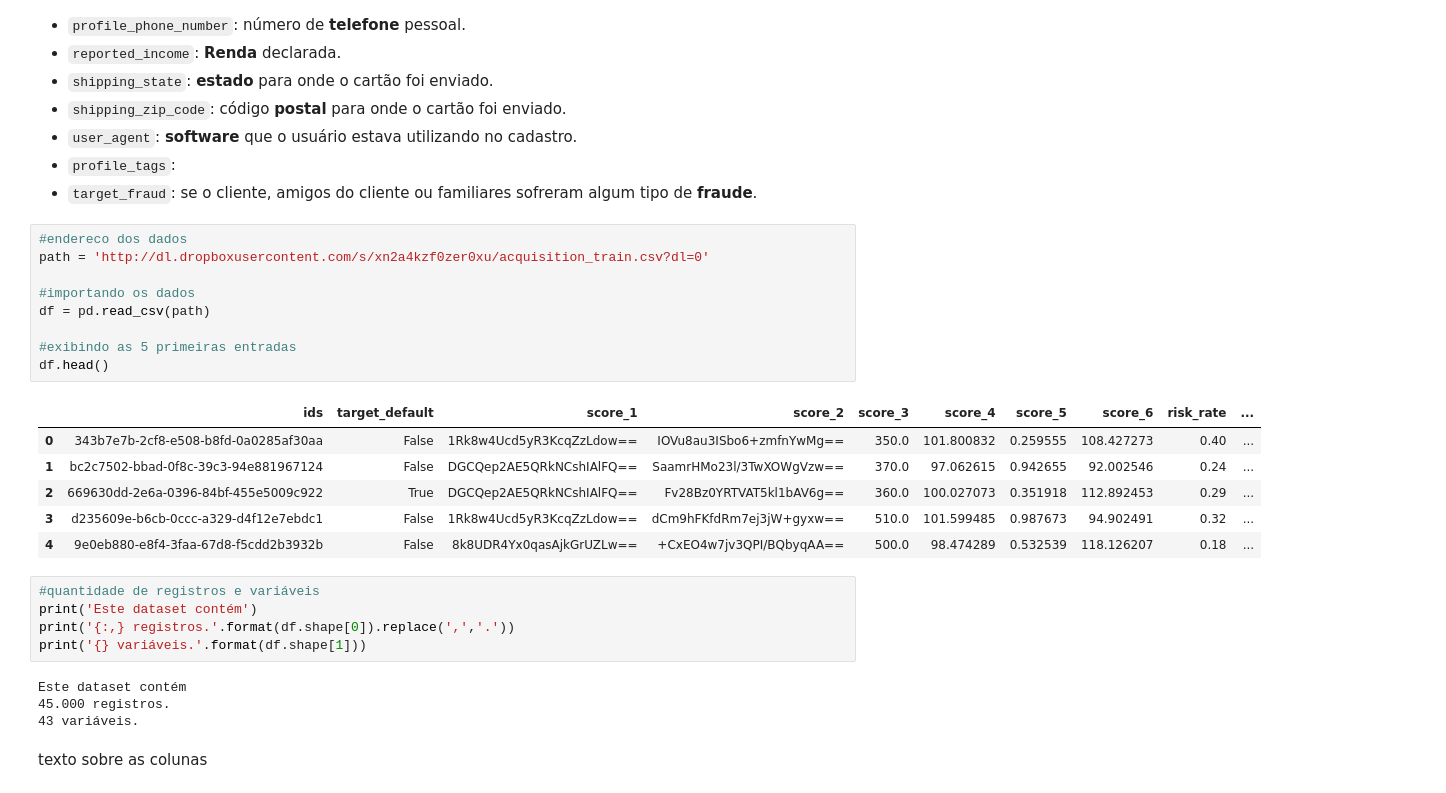
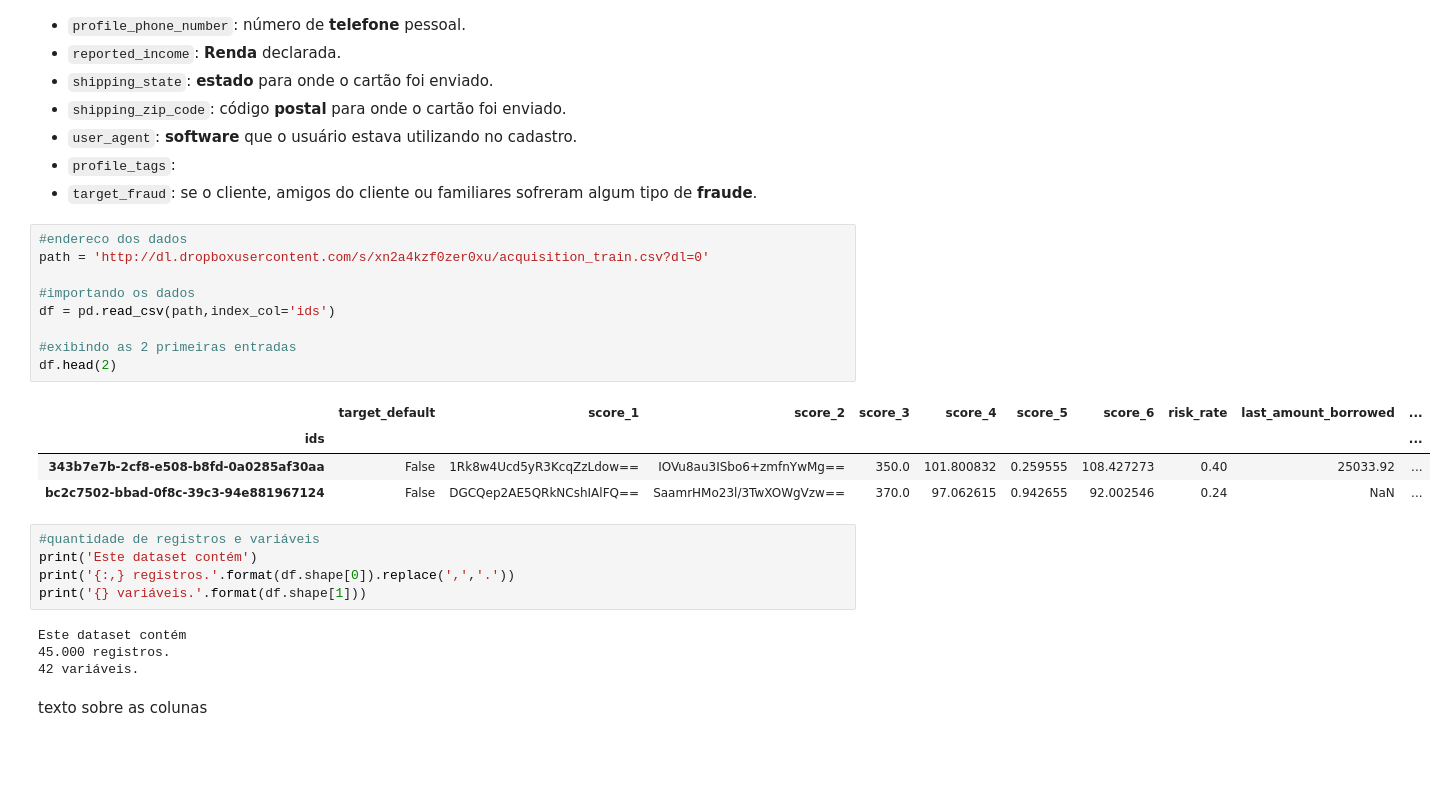
Before and after one commit to FerrazThales/Credit_risk_evaluation, a Jupyter notebook: default_Risk_evaluation.ipynb, the cells around one changed output. Cells and saved outputs as stored; diff of their text form; blank space fills up the shorter version.

```diff
--- a/default_Risk_evaluation.ipynb
+++ b/default_Risk_evaluation.ipynb
@@ -169,19 +192,17 @@ Neste *dataset* cada linha representa uma **aplicação** para crédito, com div
 # %%
 #endereco dos dados
 path = 'http://dl.dropboxusercontent.com/s/xn2a4kzf0zer0xu/acquisition_train.csv?dl=0'
 
 #importando os dados
-df = pd.read_csv(path)
+df = pd.read_csv(path,index_col='ids')
 
-#exibindo as 5 primeiras entradas
-df.head()
+#exibindo as 2 primeiras entradas
+df.head(2)
 # %% [output]
-|  | ids | target_default | score_1 | score_2 | score_3 | score_4 | score_5 | score_6 | risk_rate | ... |
-| 0 | 343b7e7b-2cf8-e508-b8fd-0a0285af30aa | False | 1Rk8w4Ucd5yR3KcqZzLdow== | IOVu8au3ISbo6+zmfnYwMg== | 350.0 | 101.800832 | 0.259555 | 108.427273 | 0.40 | ... |
-| 1 | bc2c7502-bbad-0f8c-39c3-94e881967124 | False | DGCQep2AE5QRkNCshIAlFQ== | SaamrHMo23l/3TwXOWgVzw== | 370.0 | 97.062615 | 0.942655 | 92.002546 | 0.24 | ... |
-| 2 | 669630dd-2e6a-0396-84bf-455e5009c922 | True | DGCQep2AE5QRkNCshIAlFQ== | Fv28Bz0YRTVAT5kl1bAV6g== | 360.0 | 100.027073 | 0.351918 | 112.892453 | 0.29 | ... |
-| 3 | d235609e-b6cb-0ccc-a329-d4f12e7ebdc1 | False | 1Rk8w4Ucd5yR3KcqZzLdow== | dCm9hFKfdRm7ej3jW+gyxw== | 510.0 | 101.599485 | 0.987673 | 94.902491 | 0.32 | ... |
-| 4 | 9e0eb880-e8f4-3faa-67d8-f5cdd2b3932b | False | 8k8UDR4Yx0qasAjkGrUZLw== | +CxEO4w7jv3QPI/BQbyqAA== | 500.0 | 98.474289 | 0.532539 | 118.126207 | 0.18 | ... |
+|  | target_default | score_1 | score_2 | score_3 | score_4 | score_5 | score_6 | risk_rate | last_amount_borrowed | ... |
+| ids |  |  |  |  |  |  |  |  |  | ... |
+| 343b7e7b-2cf8-e508-b8fd-0a0285af30aa | False | 1Rk8w4Ucd5yR3KcqZzLdow== | IOVu8au3ISbo6+zmfnYwMg== | 350.0 | 101.800832 | 0.259555 | 108.427273 | 0.40 | 25033.92 | ... |
+| bc2c7502-bbad-0f8c-39c3-94e881967124 | False | DGCQep2AE5QRkNCshIAlFQ== | SaamrHMo23l/3TwXOWgVzw== | 370.0 | 97.062615 | 0.942655 | 92.002546 | 0.24 | NaN | ... |
 # %%
 #quantidade de registros e variáveis
 print('Este dataset contém')
@@ -190,7 +211,7 @@ print('{} variáveis.'.format(df.shape[1]))
 # %% [output]
 Este dataset contém
 45.000 registros.
-43 variáveis.
+42 variáveis.
 # %% [markdown]
 texto sobre as colunas
 # %%
```
Also changed, not shown: parts of 120 cells of this notebook.
